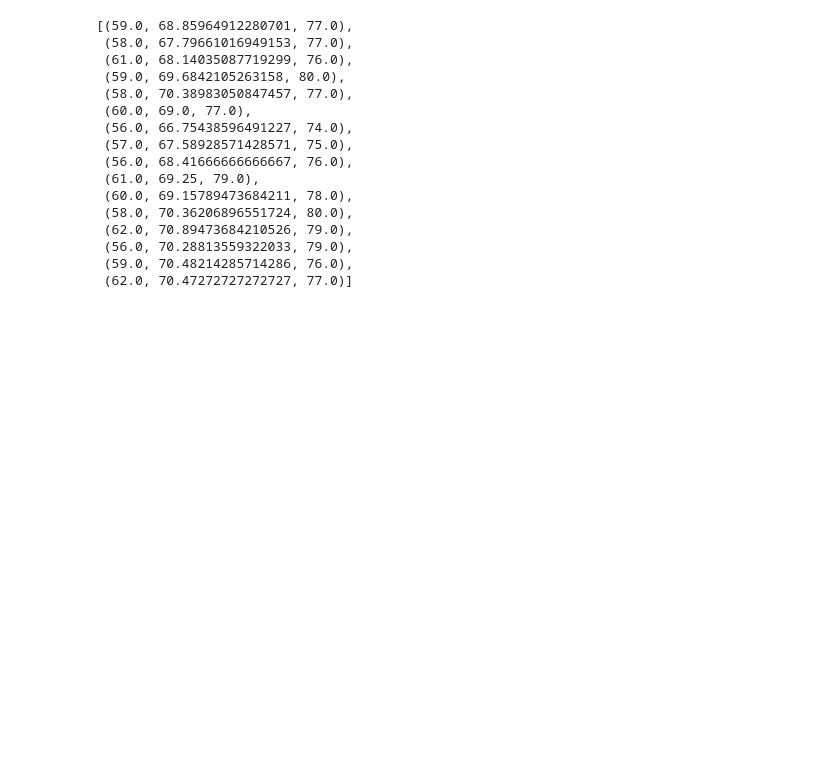
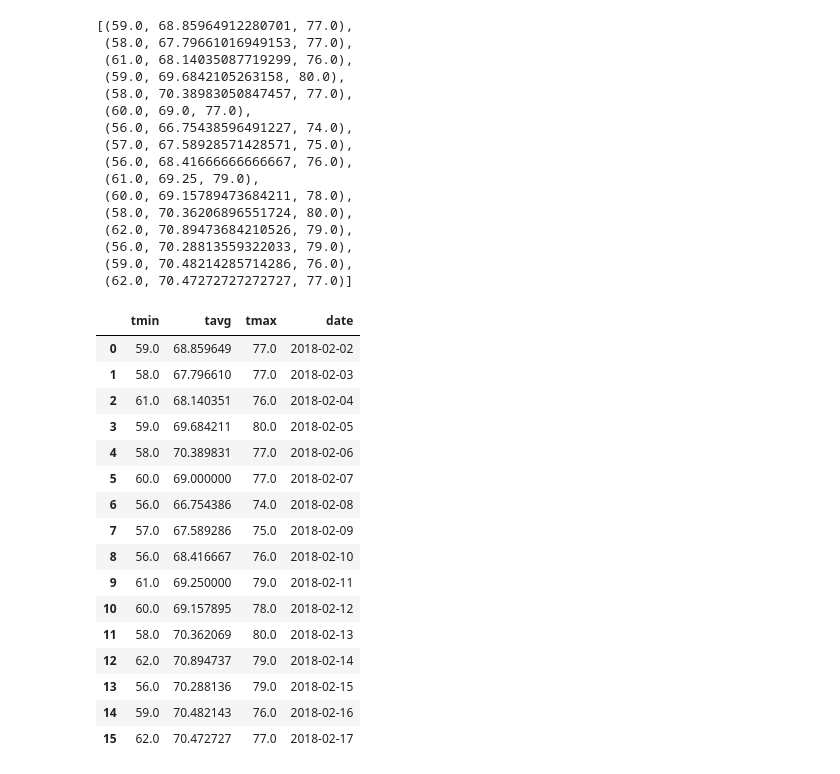
Before and after one commit to Geogith/Climate-Analysis, a Jupyter notebook: climate_starter.ipynb, the cells around one changed output. Drawn from its saved outputs; the diff is of its cells as text; code cells hidden in the pictures; blank space fills up the shorter version.

```diff
--- a/climate_starter.ipynb
+++ b/climate_starter.ipynb
@@ -337,3 +337,24 @@ normals
  (62.0, 70.47272727272727, 77.0)]
 # %%
 # Load the previous query results into a Pandas DataFrame and add the `trip_dates` range as the `date` index
+normals = pd.DataFrame(normals, columns=["tmin", "tavg", "tmax"])
+normals["date"]=dates
+normals
+# %% [output]
+|  | tmin | tavg | tmax | date |
+| 0 | 59.0 | 68.859649 | 77.0 | 2018-02-02 |
+| 1 | 58.0 | 67.796610 | 77.0 | 2018-02-03 |
+| 2 | 61.0 | 68.140351 | 76.0 | 2018-02-04 |
+| 3 | 59.0 | 69.684211 | 80.0 | 2018-02-05 |
+| 4 | 58.0 | 70.389831 | 77.0 | 2018-02-06 |
+| 5 | 60.0 | 69.000000 | 77.0 | 2018-02-07 |
+| 6 | 56.0 | 66.754386 | 74.0 | 2018-02-08 |
+| 7 | 57.0 | 67.589286 | 75.0 | 2018-02-09 |
+| 8 | 56.0 | 68.416667 | 76.0 | 2018-02-10 |
+| 9 | 61.0 | 69.250000 | 79.0 | 2018-02-11 |
+| 10 | 60.0 | 69.157895 | 78.0 | 2018-02-12 |
+| 11 | 58.0 | 70.362069 | 80.0 | 2018-02-13 |
+| 12 | 62.0 | 70.894737 | 79.0 | 2018-02-14 |
+| 13 | 56.0 | 70.288136 | 79.0 | 2018-02-15 |
+| 14 | 59.0 | 70.482143 | 76.0 | 2018-02-16 |
+| 15 | 62.0 | 70.472727 | 77.0 | 2018-02-17 |
```
Also changed, not shown: parts of 1 cell of this notebook.
